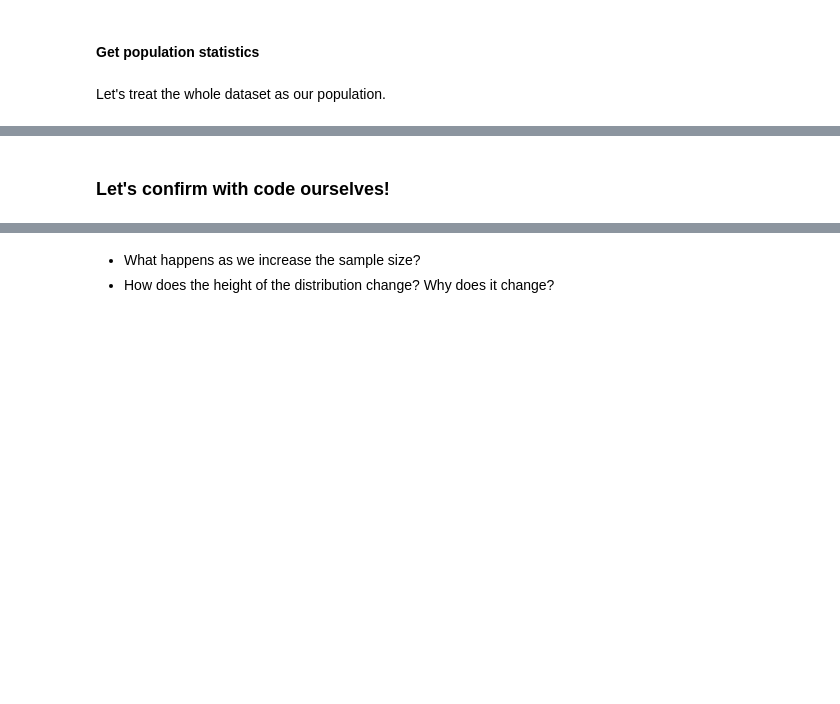
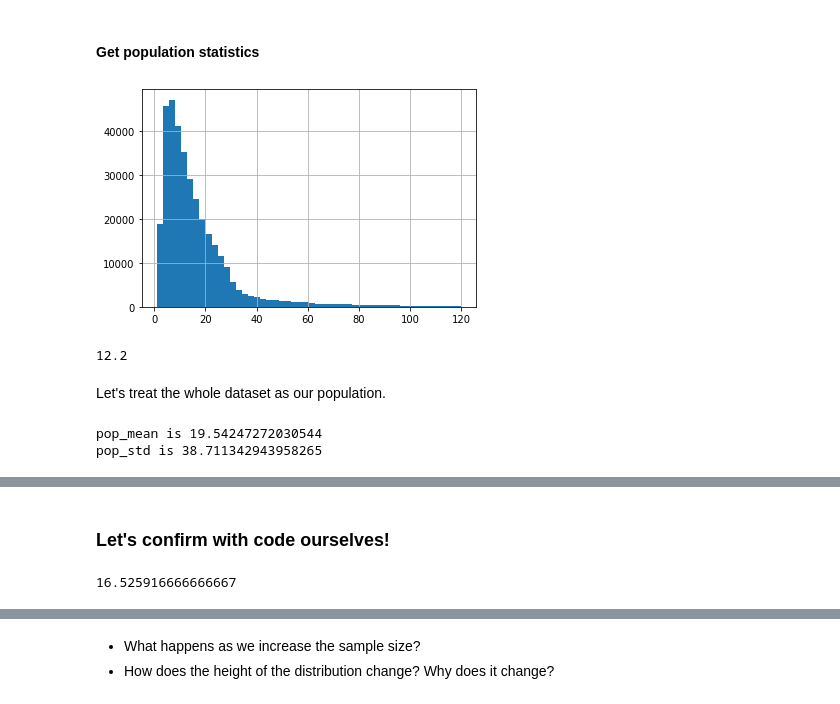
Before and after one commit to learn-co-students/central_limit_theorem_ds-seattle, a Jupyter notebook: clt_apm.ipynb, the cells around one changed output, grey strips where cells are left out. Saved outputs shown, nothing was run; the diff lists cells and outputs as text; code cells hidden in the pictures; blank space fills up the shorter version.

```diff
--- a/clt_apm.ipynb
+++ b/clt_apm.ipynb
@@ -65,4 +65,4 @@ import pandas as pd
 import numpy as np
 import matplotlib.pyplot as plt
 %matplotlib inline
-df = pd.read_csv('/Users/gdamico/Downloads/201907-capitalbikeshare-tripdata')
+df = pd.read_csv('/Users/Dirkstrong1/Downloads/201907-capitalbikeshare-tripdata')
@@ -84,9 +87,20 @@ What shape do you expect the distribution of trip durations to have?
+# %%
+trip_durations_2hr.hist(bins=50);
+# %% [output]
+[figure, added]
+# %%
+trip_durations.median()
+# %% [output]
+12.2
 # %% [markdown]
 Let's treat the whole dataset as our population.
 # %%
 pop_mean = trip_durations.mean()
 pop_std = trip_durations.std()
 print('pop_mean is {} \npop_std is {}'.format(pop_mean,pop_std))
+# %% [output]
+pop_mean is 19.54247272030544
+pop_std is 38.711342943958265
 # %% [markdown]
 #### When we take multiple samples from the distribution, and plot the means of each sample, the shape of the curve shifts.
 
@@ -105,5 +119,7 @@ def one_sample_mean(population):
     sample = np.random.choice(population, size=200, replace=True)
     return sample.mean()
 # %%
-one_sample_mean(trip_durations)
+one_sample_mean(trip_durations_2hr)
+# %% [output]
+16.525916666666667
 # %%
```
Also changed, not shown: parts of 7 cells of this notebook, 1 other file.
